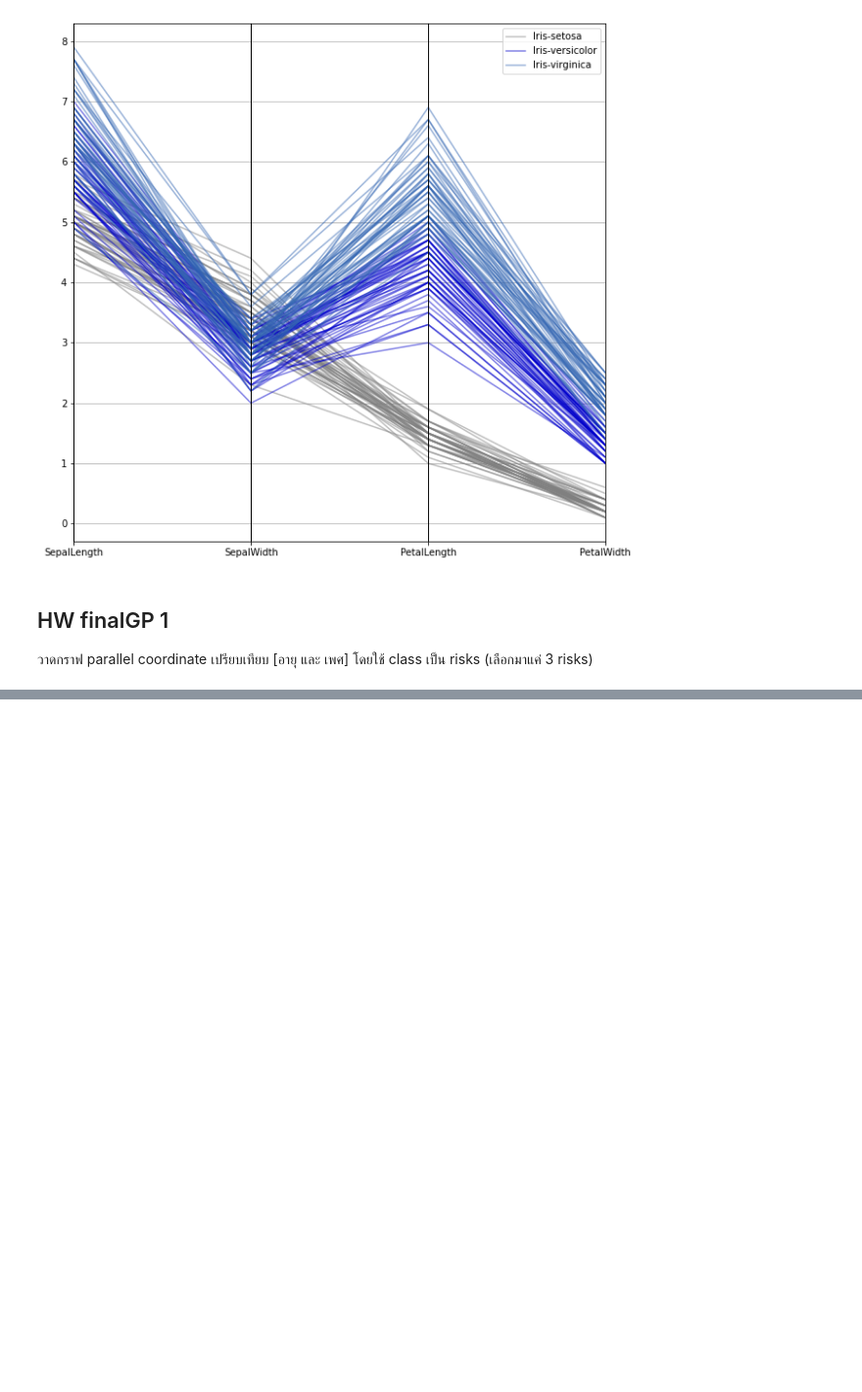
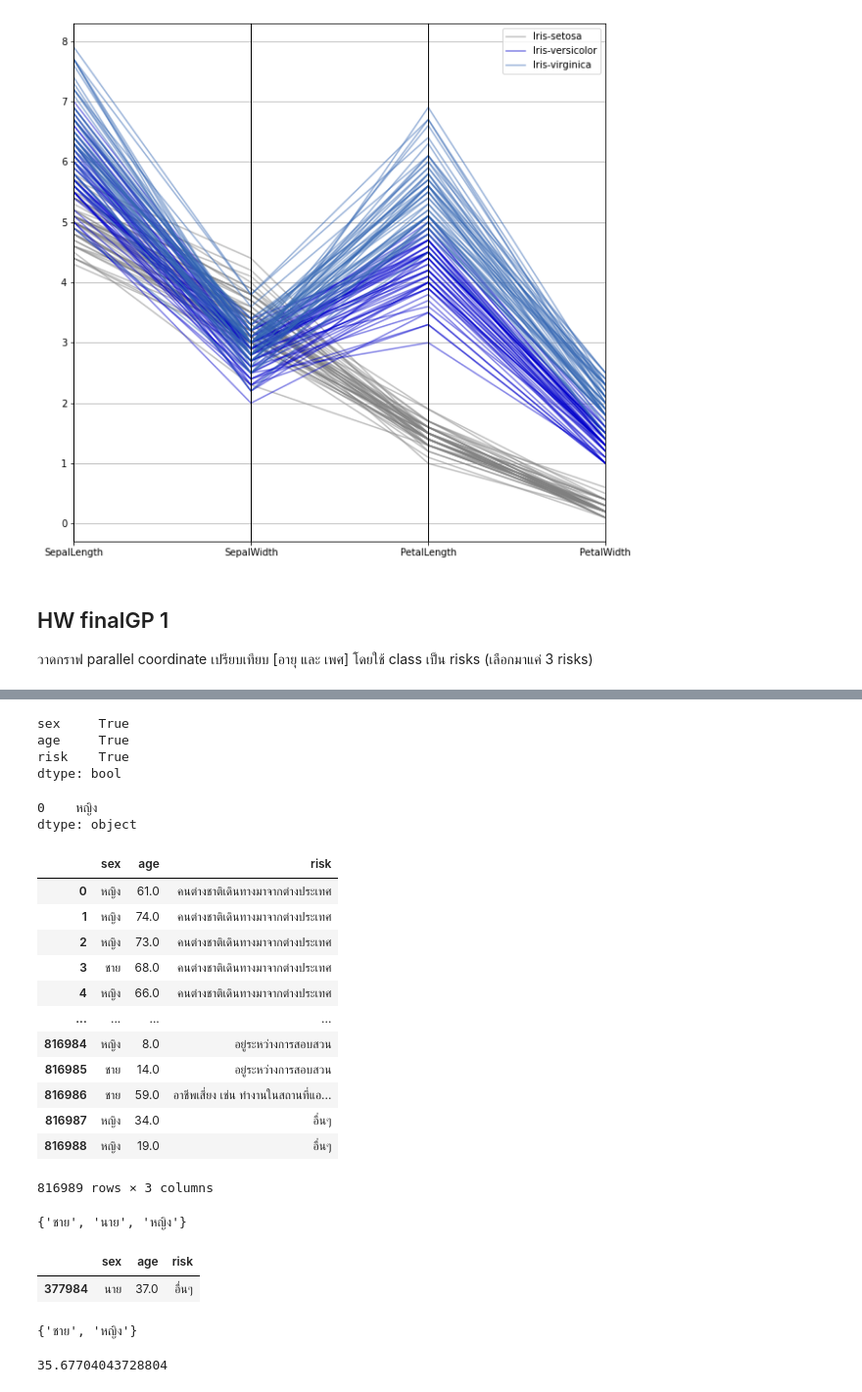
Before and after one commit to naruemonssp/data_viz_2022, a Jupyter notebook: DataViz01_Table.ipynb, the cells around one changed output, grey strips where cells are left out. Shown at 98% size. Cells and saved outputs as stored; diff of their text form; code cells hidden in the pictures; blank space fills up the shorter version.

```diff
--- a/DataViz01_Table.ipynb
+++ b/DataViz01_Table.ipynb
@@ -142,0 +199,38 @@ pd.plotting.parallel_coordinates(df, 'Name', color=[[0.5,0.5,0.5,0.5],[0,0,0.8,0
+# %%
+data_covid_select.isnull().any()  # .isnull() ดูค่าว่าง ถ้ามีจะแสดงเป็น  true และจากการแสดงผลพบว่าข้อมูลมีค่า Missing อยู่
+# %% [output]
+sex     True
+age     True
+risk    True
+dtype: bool
+# %%
+data_covid_select['sex'].mode()  ## หาค่าที่ซ้ำกันมากที่สุดโดยใช้ .mode
+# %% [output]
+0    หญิง
+dtype: object
+# %%
+data_covid_select=data_covid_select.fillna(value ={ 'sex' : 'หญิง'})  ## แก้คอลลัมน์ sex เติมค่าว่าง โดยใช้คำสั่ง .fillna() ซึ่งค่าที่นำมาใส่คือ หญิง
+data_covid_select
+# %% [output]
+|  | sex | age | risk |
+| 0 | หญิง | 61.0 | คนต่างชาติเดินทางมาจากต่างประเทศ |
+| 1 | หญิง | 74.0 | คนต่างชาติเดินทางมาจากต่างประเทศ |
+| 2 | หญิง | 73.0 | คนต่างชาติเดินทางมาจากต่างประเทศ |
+| 3 | ชาย | 68.0 | คนต่างชาติเดินทางมาจากต่างประเทศ |
+| 4 | หญิง | 66.0 | คนต่างชาติเดินทางมาจากต่างประเทศ |
+| ... | ... | ... | ... |
+| 816984 | หญิง | 8.0 | อยู่ระหว่างการสอบสวน |
+| 816985 | ชาย | 14.0 | อยู่ระหว่างการสอบสวน |
+| 816986 | ชาย | 59.0 | อาชีพเสี่ยง เช่น ทำงานในสถานที่แอ... |
+| 816987 | หญิง | 34.0 | อื่นๆ |
+| 816988 | หญิง | 19.0 | อื่นๆ |
+816989 rows × 3 columns
+# %%
+set(data_covid_select['sex']) # ใช้ set ในการดูว่าในคอลัมน์ sex มีการจัดกลุ่มอย่างไร พบว่า มีการจัดกลุ่ม ที่ถูกแบ่งออกเป็น ชาย , นาย , หญิง
+# %% [output]
+{'ชาย', 'นาย', 'หญิง'}
+# %%
+data_covid_select[data_covid_select['sex']=='นาย'] #เมื่อทำการแสดงข้อมูล พบว่ามีเพียงข้อมูลเดียว จึงเดาว่าน่าจะมีการผิดพลาดของข้อมูล
+# %% [output]
+|  | sex | age | risk |
+| 377984 | นาย | 37.0 | อื่นๆ |
@@ -142,0 +239,8 @@ pd.plotting.parallel_coordinates(df, 'Name', color=[[0.5,0.5,0.5,0.5],[0,0,0.8,0
+# %%
+set(data_covid_select['sex']) # เมื่อที่การเซตเพื่อดูการจัดกลุ่มพบว่า เหลือแค่ค่าที่เป็นชายและหญิงเท่านั้น
+# %% [output]
+{'ชาย', 'หญิง'}
+# %%
+data_covid_select['age'].mean()  ## หาค่ากลางของอายุโดยใช้ .mean()
+# %% [output]
+35.67704043728804
```
Also changed, not shown: parts of 23 cells of this notebook.
